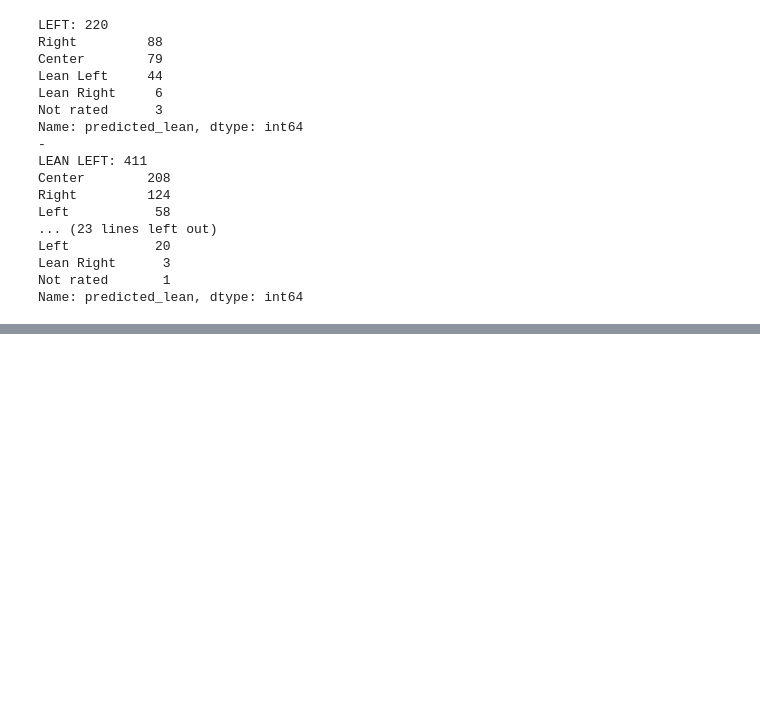
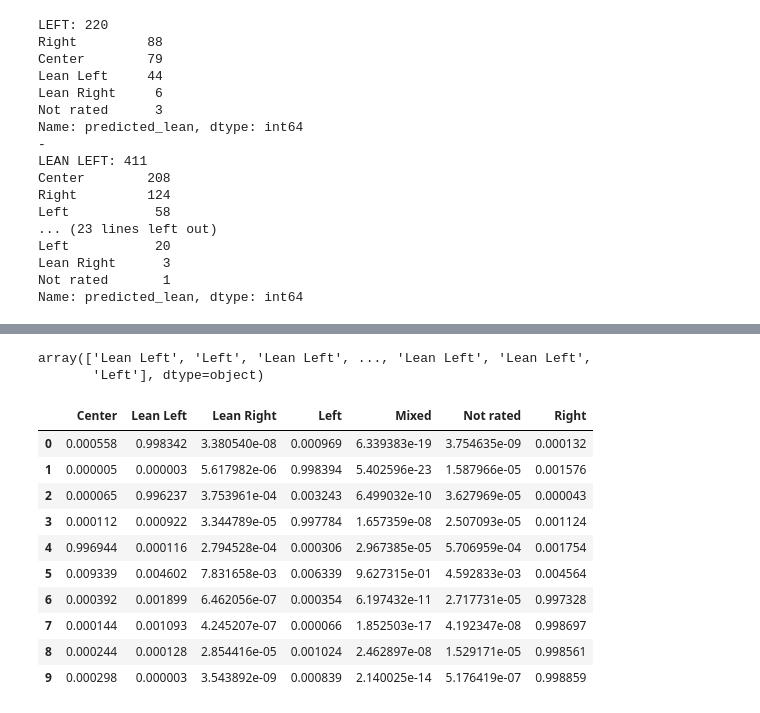
Before and after one commit to Stanleyyork/sfdat28-stevens, a Jupyter notebook: projects/political_lean/Exploration - Part 4.ipynb, the cells around one changed output, grey strips where cells are left out. Drawn from its saved outputs; the diff is of its cells as text; code cells hidden in the pictures; blank space fills up the shorter version.

```diff
--- a/projects/political_lean/Exploration - Part 4.ipynb
+++ b/projects/political_lean/Exploration - Part 4.ipynb
@@ -317,23 +317,23 @@ class GetText(TransformerMixin):
 class Domain(TransformerMixin):
 
     def transform(self, X, **transform_params):
-        domains = self.vect.transform(X.url_domain)
+        domains = self.vect.transform(X)
         return domains
 
     def fit(self, X, y=None, **fit_params):
         self.vect = CountVectorizer(**fit_params)
-        self.vect.fit(X['url_domain'])
+        self.vect.fit(X)
         return self
 # %%
 class Url(TransformerMixin):
 
     def transform(self, X, **transform_params):
-        domains = self.vect.transform(X.url_raw)
+        domains = self.vect.transform(X)
         return domains
 
     def fit(self, X, y=None, **fit_params):
         self.vect = CountVectorizer(**fit_params)
-        self.vect.fit(X['url_raw'])
+        self.vect.fit(X)
         return self
 # %%
 time = datetime.datetime.now()
@@ -456,0 +459,15 @@ Name: predicted_lean, dtype: int64
+# %%
+time = datetime.datetime.now()
+
+vect = CountVectorizer(ngram_range=(1,2))
+cv_text = vect.fit_transform(pld_text['cleaned_text'])
+domain = Domain()
+d_text = domain.fit_transform(pld_text['url_domain'])
+url = Url()
+url_text = url.fit_transform(pld_text['url_raw'])
+all_other = sp.sparse.hstack((cv_text, d_text, url_text))
+
+logreg = LogisticRegression()
+logreg.fit_transform(all_other, pld_text['political lean'])
+
+print datetime.datetime.now() - time
@@ -456,0 +604,2 @@ Name: predicted_lean, dtype: int64
+# %%
+predictions = logreg.predict_proba(all)
@@ -456,0 +624,21 @@ Name: predicted_lean, dtype: int64
+# %%
+predictions_cat
+# %% [output]
+array(['Lean Left', 'Left', 'Lean Left', ..., 'Lean Left', 'Lean Left',
+       'Left'], dtype=object)
+# %%
+pred_df = pd.DataFrame(data=predictions)
+pred_df.columns = ['Center','Lean Left','Lean Right', 'Left','Mixed','Not rated','Right']
+pred_df.head(10)
+# %% [output]
+|  | Center | Lean Left | Lean Right | Left | Mixed | Not rated | Right |
+| 0 | 0.000558 | 0.998342 | 3.380540e-08 | 0.000969 | 6.339383e-19 | 3.754635e-09 | 0.000132 |
+| 1 | 0.000005 | 0.000003 | 5.617982e-06 | 0.998394 | 5.402596e-23 | 1.587966e-05 | 0.001576 |
+| 2 | 0.000065 | 0.996237 | 3.753961e-04 | 0.003243 | 6.499032e-10 | 3.627969e-05 | 0.000043 |
+| 3 | 0.000112 | 0.000922 | 3.344789e-05 | 0.997784 | 1.657359e-08 | 2.507093e-05 | 0.001124 |
+| 4 | 0.996944 | 0.000116 | 2.794528e-04 | 0.000306 | 2.967385e-05 | 5.706959e-04 | 0.001754 |
+| 5 | 0.009339 | 0.004602 | 7.831658e-03 | 0.006339 | 9.627315e-01 | 4.592833e-03 | 0.004564 |
+| 6 | 0.000392 | 0.001899 | 6.462056e-07 | 0.000354 | 6.197432e-11 | 2.717731e-05 | 0.997328 |
+| 7 | 0.000144 | 0.001093 | 4.245207e-07 | 0.000066 | 1.852503e-17 | 4.192347e-08 | 0.998697 |
+| 8 | 0.000244 | 0.000128 | 2.854416e-05 | 0.001024 | 2.462897e-08 | 1.529171e-05 | 0.998561 |
+| 9 | 0.000298 | 0.000003 | 3.543892e-09 | 0.000839 | 2.140025e-14 | 5.176419e-07 | 0.998859 |
```
Also changed, not shown: parts of 34 cells of this notebook.
